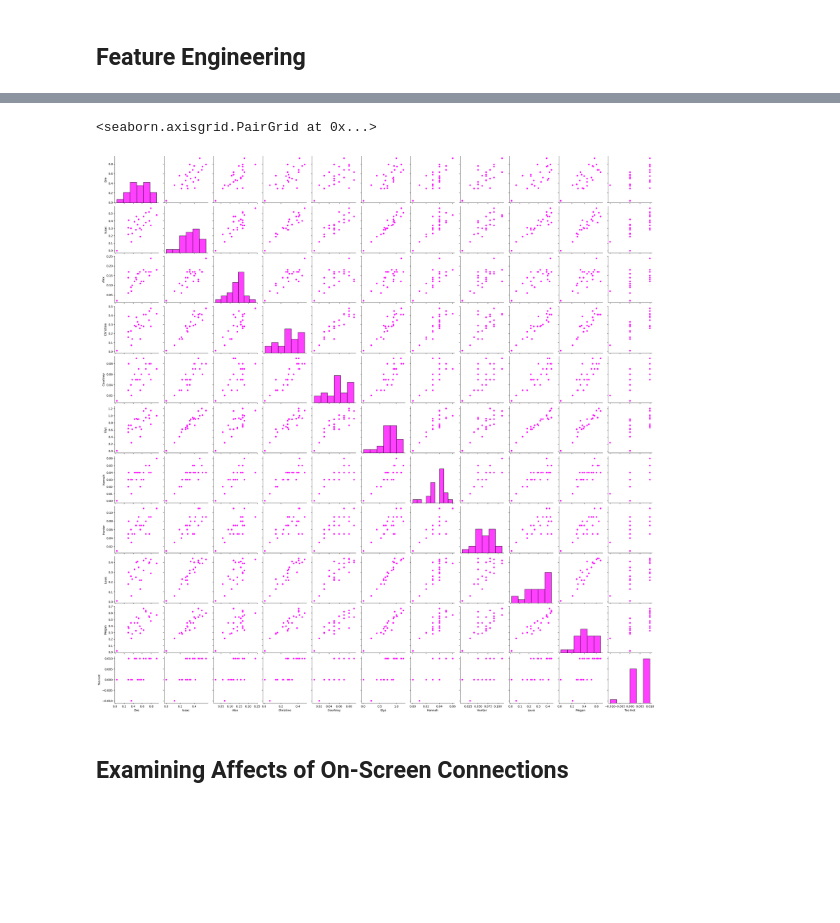
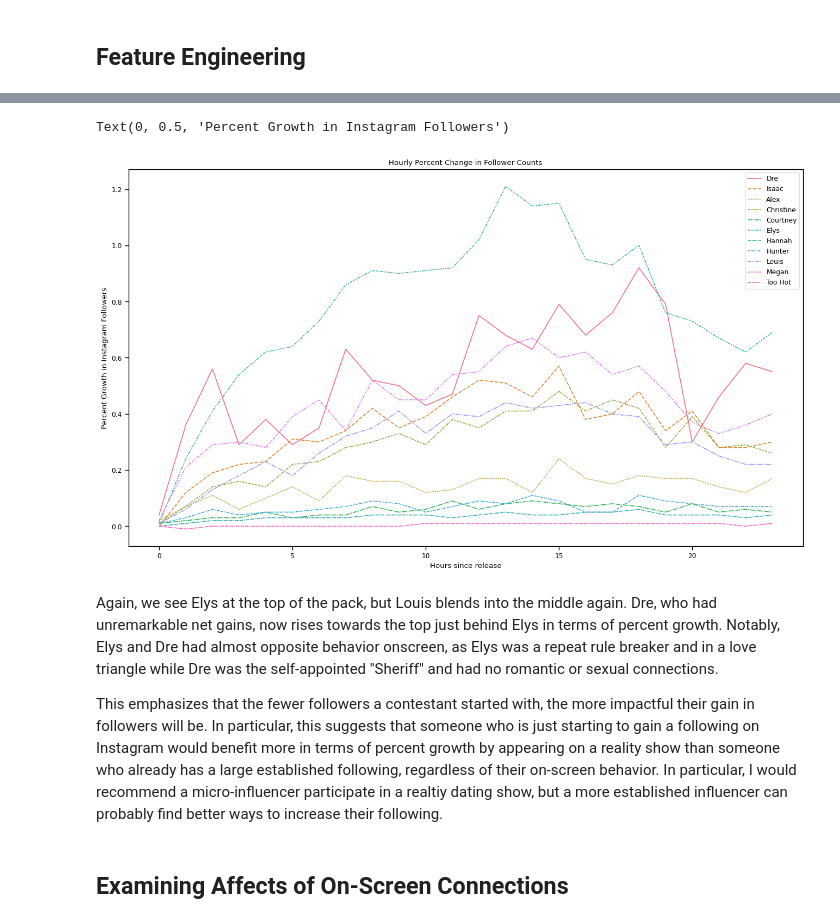
Before and after one commit to cecilylynn/TooHotToHandleS05-DataProjects, a Jupyter notebook: Data_Exploration_and_Visualization_of_THTHS05_Follower_Counts_24_Hours_After_Drop.ipynb, the cells around one changed output, grey strips where cells are left out. Saved outputs shown, nothing was run; the diff lists cells and outputs as text; code cells hidden in the pictures; blank space fills up the shorter version.

```diff
--- a/Data_Exploration_and_Visualization_of_THTHS05_Follower_Counts_24_Hours_After_Drop.ipynb
+++ b/Data_Exploration_and_Visualization_of_THTHS05_Follower_Counts_24_Hours_After_Drop.ipynb
@@ -249,8 +235,17 @@ sns.pairplot(data=hourly_raw_change_df)
-# %%
-sns.pairplot(data=hourly_percent_change_df)
-# %% [output]
-<seaborn.axisgrid.PairGrid at 0x...>
-[figure, removed]
+# %%
+plt.figure(figsize=(16,9))
+sns.set_context("paper")
+ax = sns.lineplot(data=hourly_percent_change_df)
+plt.title("Hourly Percent Change in Follower Counts")
+ax.set_xlabel("Hours since release")
+ax.set_ylabel("Percent Growth in Instagram Followers")
+# %% [output]
+Text(0, 0.5, 'Percent Growth in Instagram Followers')
+[figure, added]
+# %% [markdown]
+Again, we see Elys at the top of the pack, but Louis blends into the middle again. Dre, who had unremarkable net gains, now rises towards the top just behind Elys in terms of percent growth. Notably, Elys and Dre had almost opposite behavior onscreen, as Elys was a repeat rule breaker and in a love triangle while Dre was the self-appointed "Sheriff" and had no romantic or sexual connections.
+
+This emphasizes that the fewer followers a contestant started with, the more impactful their gain in followers will be. In particular, this suggests that someone who is just starting to gain a following on Instagram would benefit more in terms of percent growth by appearing on a reality show than someone who already has a large established following, regardless of their on-screen behavior. In particular, I would recommend a micro-influencer participate in a realtiy dating show, but a more established influencer can probably find better ways to increase their following.
 # %% [markdown]
 ## Examining Affects of On-Screen Connections
 # %% [markdown]
```
Also changed, not shown: parts of 37 cells of this notebook.
